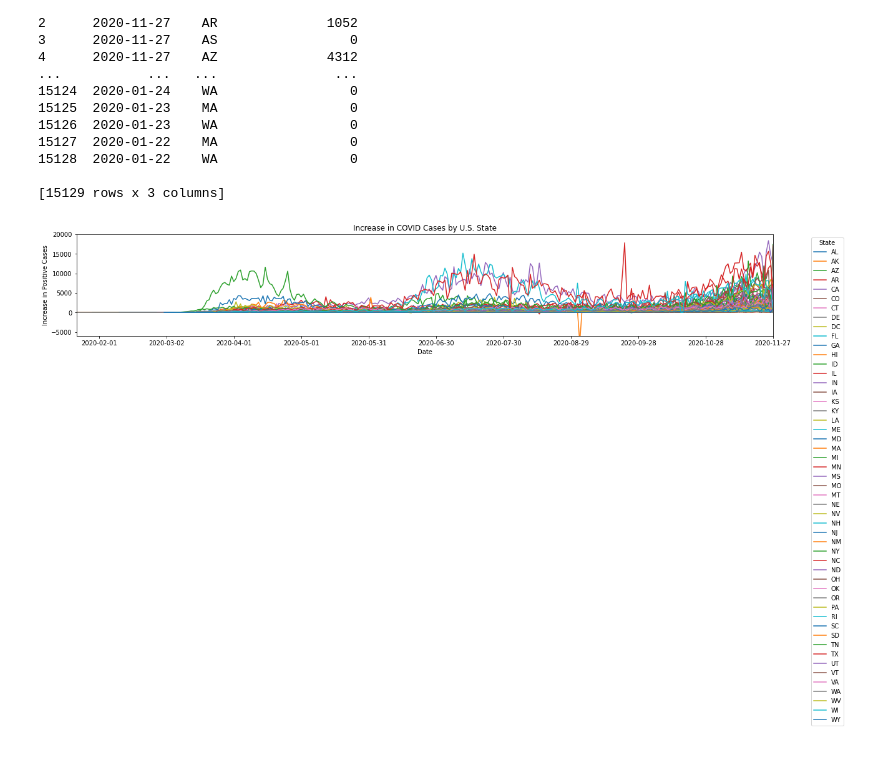
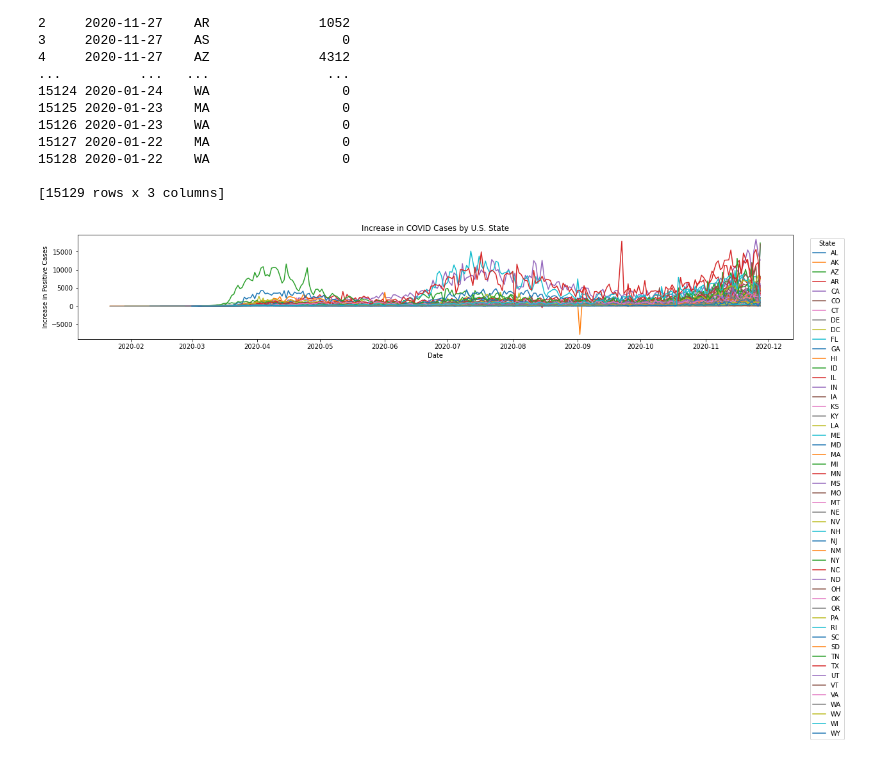
Before and after one commit to allicodi/bsta001_final, a Jupyter notebook: BSTA_001_Final.ipynb, the cells around one changed output. Drawn from its saved outputs; the diff is of its cells as text; code cells hidden in the pictures.

Commit message:
Fixed plotting issue that occurred when rerunning all cells

```diff
--- a/BSTA_001_Final.ipynb
+++ b/BSTA_001_Final.ipynb
@@ -102,28 +102,26 @@ print(dataFinal)
 # %%
 #redid to make code more concise and graph easier to read
 
 #question for prof m - how to change legend so no repeats (use dashed lines, etc.)
 
 fig, ax = plt.subplots(figsize=(20,3))
 
 casesByState = []
 
 stateAbbrev = policyData_unsorted.POSTCODE
 
 for state in stateAbbrev: # for loop for separating case data by state
   stateCases = dataFinal.loc[dataFinal['state'] == state]
   casesByState.append(stateCases)
   #graph of state case increases over time
   x = stateCases.date
   y = stateCases.positiveIncrease
   ax.plot(x, y, label=state)
 
-plt.axis(['2020-01-22', '2020-11-27', -6000, 20000]) #you might need to update this depending on what day you're pulling the data from the website
 ax.set_title('Increase in COVID Cases by U.S. State')
 ax.set_xlabel('Date')
-ax.set_xticks(ax.get_xticks()[::30])
 ax.set_ylabel('Increase in Positive Cases')
-ax.legend(loc='best', bbox_to_anchor=(1.05, 1), title='State')
+ax.legend(loc='upper left', bbox_to_anchor=(1.02, 1), title='State')
 plt.show()
 # %% [output]
-[figure, old version]
+[figure, new version]
```
Also changed, not shown: parts of 10 cells of this notebook.
